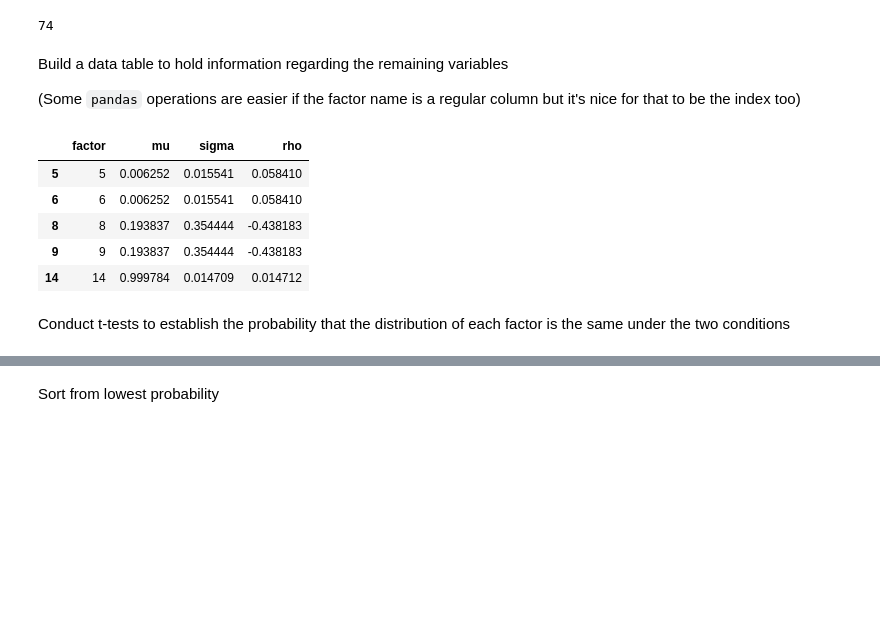
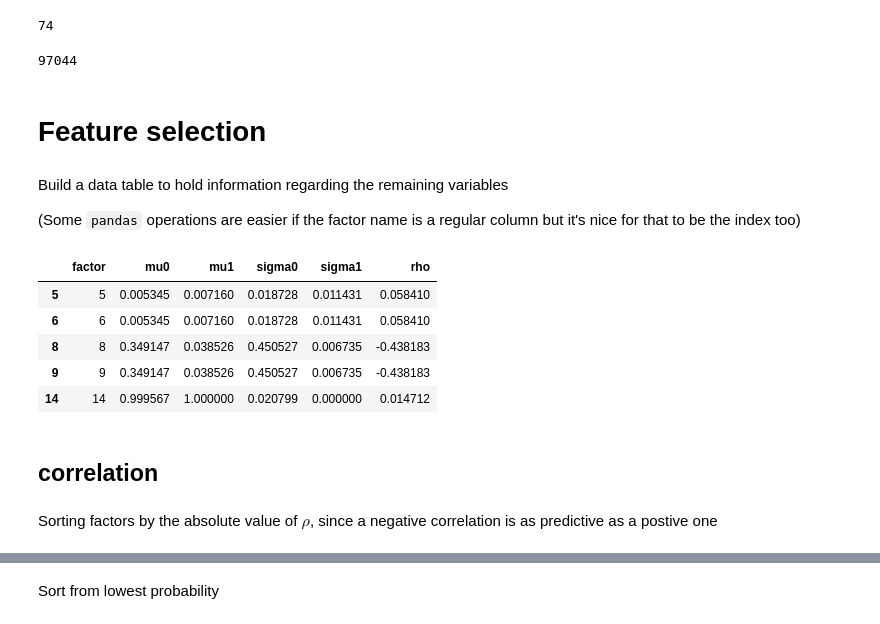
Before and after one commit to AML-Project-Group/impersonation_detection, a Jupyter notebook: feature selection.ipynb, the cells around one changed output, grey strips where cells are left out. Cells and saved outputs as stored; diff of their text form; code cells hidden in the pictures; blank space fills up the shorter version.

```diff
--- a/feature selection.ipynb
+++ b/feature selection.ipynb
@@ -14,26 +14,41 @@ len(col_to_delete)
 74
 # %%
 train = train.drop(col_to_delete,axis=1)
+trainX = train[train.columns[:-1]]
+trainY = train["155"]
+# %%
+trainX0 = trainX[trainY==0]
+trainX1 = trainX[trainY>0]
+# %%
+len(trainX)
+# %% [output]
+97044
+# %% [markdown]
+# Feature selection
 # %% [markdown]
 Build a data table to hold information regarding the remaining variables
 
 (Some `pandas` operations are easier if the factor name is a regular column but it's nice for that to be the index too)
 # %%
-factors = pd.DataFrame(data = train.columns[:-1], columns = ['factor'], index = train.columns[:-1])
+factors = pd.DataFrame(data = trainX.columns, columns = ['factor'], index = train.columns[:-1])
 # %%
-factors["mu"] = factors.factor.apply(lambda f: train[f].mean())
+factors["mu0"] = factors.factor.apply(lambda f: trainX0[f].mean())
+factors["mu1"] = factors.factor.apply(lambda f: trainX1[f].mean())
 
-factors["sigma"] = factors.factor.apply(lambda f: train[f].std())
+factors["sigma0"] = factors.factor.apply(lambda f: trainX0[f].std())
+factors["sigma1"] = factors.factor.apply(lambda f: trainX1[f].std())
 
 factors["rho"] = factors.factor.apply(lambda f: train[f].corr(train["155"]))
 
 factors.head()
 # %% [output]
-|  | factor | mu | sigma | rho |
-| 5 | 5 | 0.006252 | 0.015541 | 0.058410 |
-| 6 | 6 | 0.006252 | 0.015541 | 0.058410 |
-| 8 | 8 | 0.193837 | 0.354444 | -0.438183 |
-| 9 | 9 | 0.193837 | 0.354444 | -0.438183 |
-| 14 | 14 | 0.999784 | 0.014709 | 0.014712 |
+|  | factor | mu0 | mu1 | sigma0 | sigma1 | rho |
+| 5 | 5 | 0.005345 | 0.007160 | 0.018728 | 0.011431 | 0.058410 |
+| 6 | 6 | 0.005345 | 0.007160 | 0.018728 | 0.011431 | 0.058410 |
+| 8 | 8 | 0.349147 | 0.038526 | 0.450527 | 0.006735 | -0.438183 |
+| 9 | 9 | 0.349147 | 0.038526 | 0.450527 | 0.006735 | -0.438183 |
+| 14 | 14 | 0.999567 | 1.000000 | 0.020799 | 0.000000 | 0.014712 |
-# %% [markdown]
-Conduct t-tests to establish the probability that the distribution of each factor is the same under the two conditions
+# %% [markdown]
+## correlation
+# %% [markdown]
+Sorting factors by the absolute value of $\rho$, since a negative correlation is as predictive as a postive one
```
Also changed, not shown: parts of 21 cells of this notebook.
